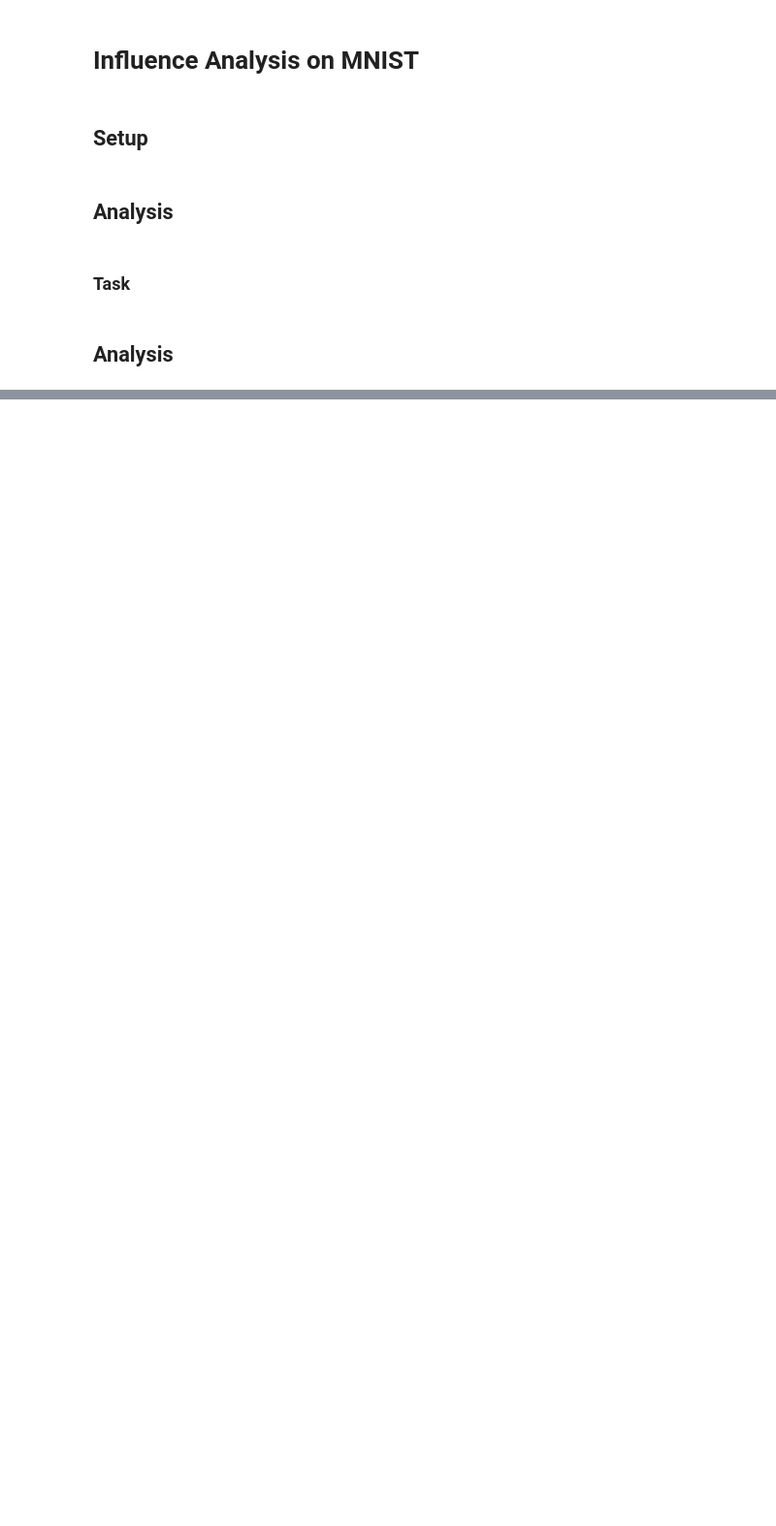
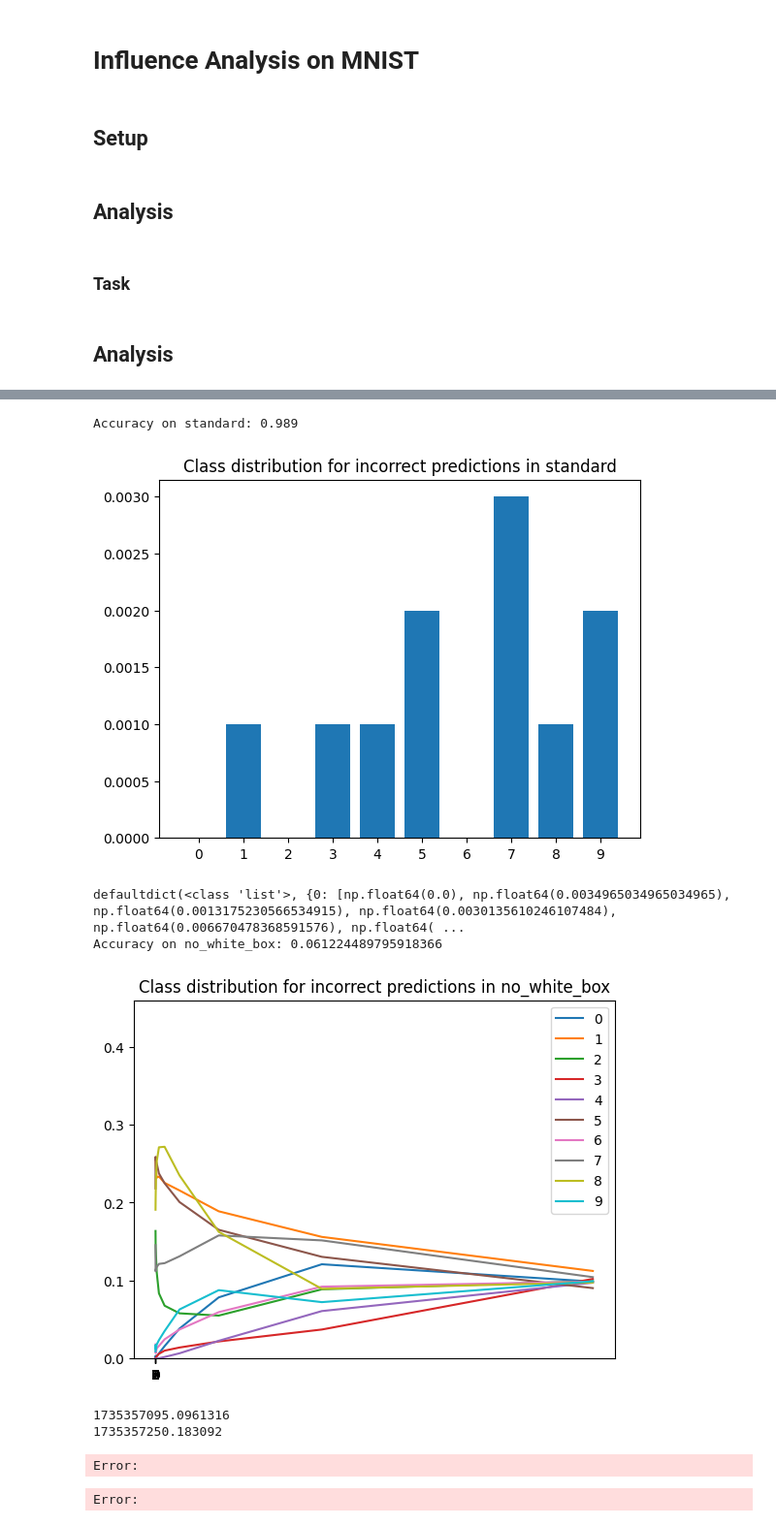
Before and after one commit to max-kaufmann/kronfluence, a Jupyter notebook: examples/mnist/analyze_mnist.ipynb, the cells around one changed output, grey strips where cells are left out. Shown at 97% size. Saved outputs shown, nothing was run; the diff lists cells and outputs as text; code cells hidden in the pictures; blank space fills up the shorter version.

Commit message:
more analysis scripts, focussed on the rank of various classes through inputs

```diff
--- a/examples/mnist/analyze_mnist.ipynb
+++ b/examples/mnist/analyze_mnist.ipynb
@@ -82,6 +85,7 @@ factor_strategy: Literal["identity", "diagonal", "kfac", "ekfac"] = "ekfac"  # T
 profile_computations = False
 use_half_precision = False
 query_batch_size = 1500
+device = torch.device("cuda" if torch.cuda.is_available() else "cpu")
 # %%
 # Prepare the dataset.
 train_dataset = get_mnist_dataset(split="eval_train", dataset_dir=dataset_dir, in_memory=False)
@@ -204,0 +312,51 @@ UnboundLocalError: cannot access local variable 'target' where it is not associa
+# %%
+for analysis_name, analysis in analysis_dict.items():
+    dataset = analysis["dataset"]
+    predictions = analysis["predictions"]
+    influence_scores = analysis["influence_scores"]
+
+    targets = dataset.targets.numpy(force=True)
+    data = dataset.data.numpy(force=True)
+
+    zero_one_loss = predictions == targets
+    print(f"Accuracy on {analysis_name}: {zero_one_loss.mean()}")
+
+    correct_idxs = np.where(zero_one_loss)
+    incorrect_idxs = np.where(~zero_one_loss)
+
+    incorrect_classes = np.bincount(predictions[incorrect_idxs]) / len(predictions)
+    plt.bar(
+        list(range(10)),
+        incorrect_classes,
+    )
+    plt.xticks(list(range(10)),[str(x) for x in range(len(incorrect_classes))])
+    plt.title(f"Class distribution for incorrect predictions in {analysis_name}")
+    plt.show()
+
+    # plot_most_influencial_images(
+    #     image_idxs=torch.arange(1),
+    #     influence_scores=influence_scores,
+    #     train_dataset=train_dataset.data,
+    #     test_dataset=data,
+    #     predictions=predictions,
+    #     targets=targets,
+    #     top_k=5,
+    #     title=f"Most influencial images for incorrect classes in {analysis_name}",
+    # )
+
+    plot_influence_rank_by_class(
+        influence_scores=influence_scores,
+        train_targets=train_dataset.targets.numpy(force=True),
+        base=10,
+        image_idxs=incorrect_idxs[:100] # First 100 otherwise this calculatoin can be very slow.
+    )
+# %% [output]
+Accuracy on standard: 0.989
+[figure, added]
+defaultdict(<class 'list'>, {0: [np.float64(0.0), np.float64(0.0034965034965034965), np.float64(0.0013175230566534915), np.float64(0.0030135610246107484), np.float64(0.006670478368591576), np.float64( ...
+Accuracy on no_white_box: 0.061224489795918366
+[figure, added]
+1735357095.0961316
+1735357250.183092
+Error:
+Error:
```
Also changed, not shown: parts of 11 cells of this notebook, 1 other file.
